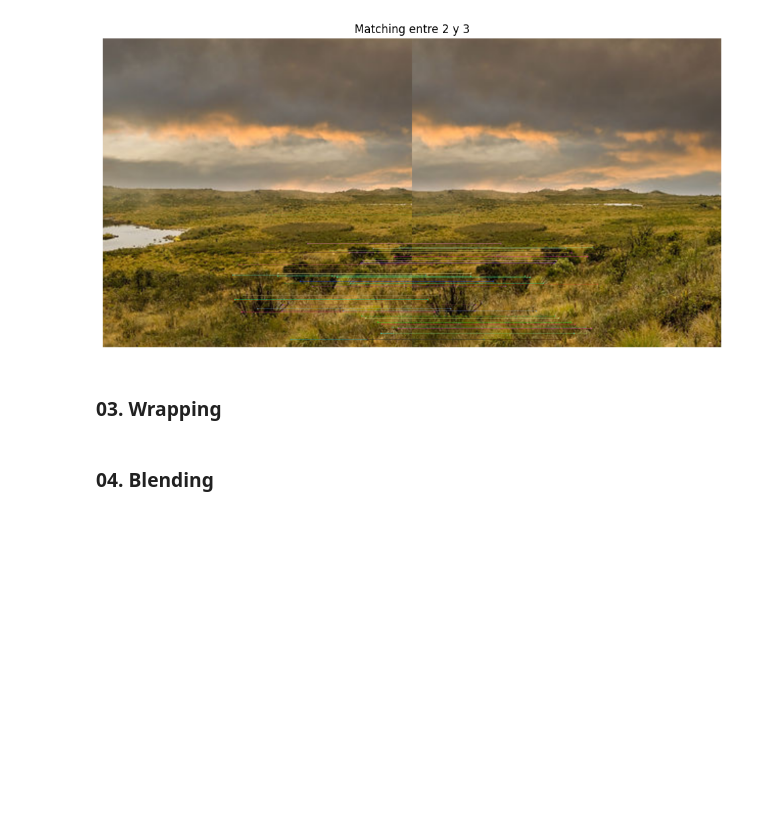
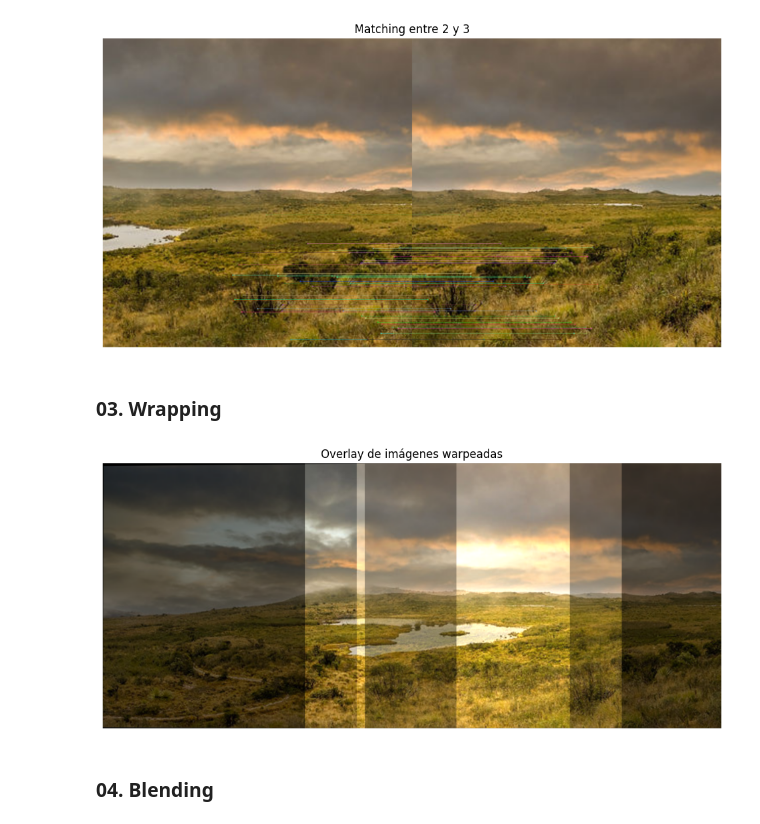
Before and after one commit to bl33h/panoramaBuilder, a Jupyter notebook: src/panorama.ipynb, the cells around one changed output. Cells and saved outputs as stored; diff of their text form; code cells hidden in the pictures; blank space fills up the shorter version.

```diff
--- a/src/panorama.ipynb
+++ b/src/panorama.ipynb
@@ -90,3 +119,25 @@ show_matching_pairs(images)
+# %%
+warped_imgs, size = warp_images(images, Hs)
+# %%
+def show_warped_images_overlay(warped_imgs, canvas_size):
+    h, w = canvas_size[1], canvas_size[0]
+    canvas = np.zeros((h, w, 3), dtype=np.float32)
+
+    for i, img in enumerate(warped_imgs):
+        mask = (img > 0).astype(np.float32)
+        canvas += img.astype(np.float32) * 0.5 * mask
+
+    canvas = np.clip(canvas, 0, 255).astype(np.uint8)
+    plt.figure(figsize=(12, 6))
+    plt.imshow(cv2.cvtColor(canvas, cv2.COLOR_BGR2RGB))
+    plt.title("Overlay de imágenes warpeadas")
+    plt.axis("off")
+    plt.show()
+# %%
+warped_imgs, canvas_size = warp_images(images, Hs)
+show_warped_images_overlay(warped_imgs, canvas_size)
+# %% [output]
+[figure, added]
 # %% [markdown]
 ### 04. Blending
 # %% [markdown]
```
Also changed, not shown: parts of 2 cells of this notebook.
